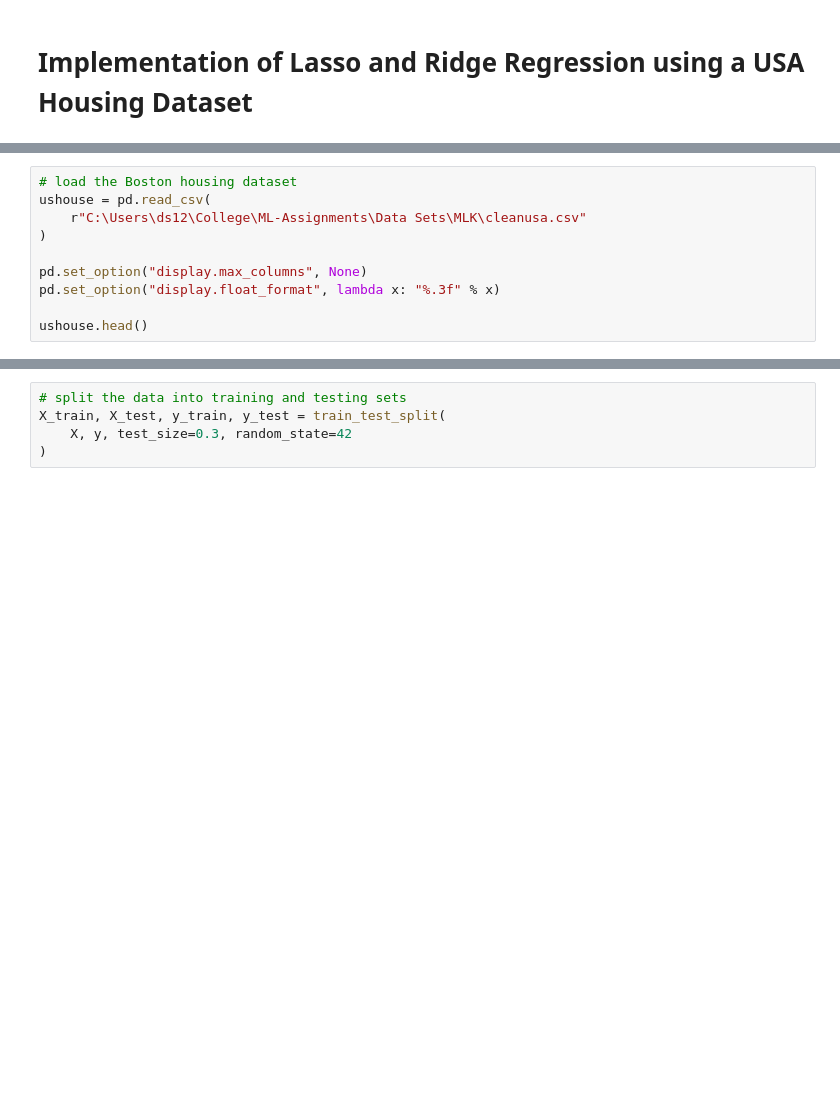
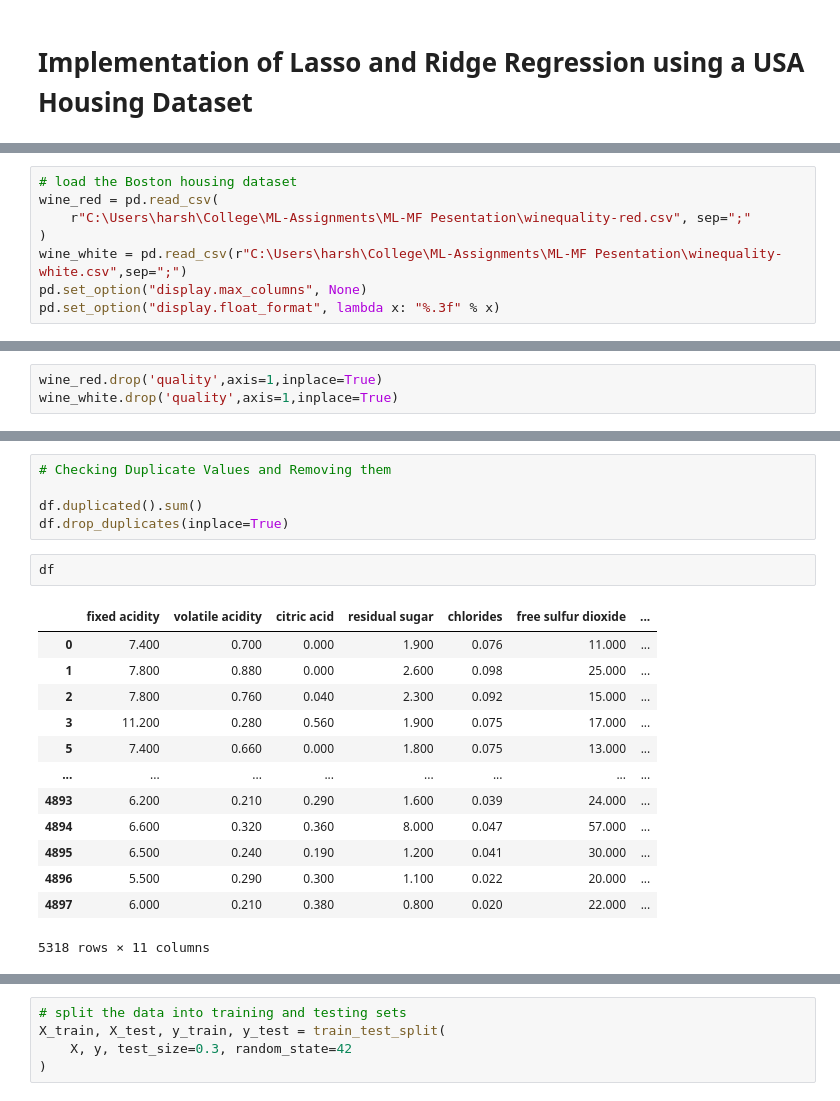
Before and after one commit to Harsh502s/ML-Assignments, a Jupyter notebook: ML-MF Pesentation/Presentation.ipynb, the cells around one changed output, grey strips where cells are left out. Cells and saved outputs as stored; diff of their text form; blank space fills up the shorter version.

```diff
--- a/ML-MF Pesentation/Presentation.ipynb
+++ b/ML-MF Pesentation/Presentation.ipynb
@@ -51,11 +51,9 @@ from sklearn.metrics import mean_squared_error, r2_score
 from sklearn.model_selection import train_test_split
 # %%
 # load the Boston housing dataset
-ushouse = pd.read_csv(
-    r"C:\Users\ds12\College\ML-Assignments\Data Sets\MLK\cleanusa.csv"
+wine_red = pd.read_csv(
+    r"C:\Users\harsh\College\ML-Assignments\ML-MF Pesentation\winequality-red.csv", sep=";"
 )
-
+wine_white = pd.read_csv(r"C:\Users\harsh\College\ML-Assignments\ML-MF Pesentation\winequality-white.csv",sep=";")
 pd.set_option("display.max_columns", None)
 pd.set_option("display.float_format", lambda x: "%.3f" % x)
-
-ushouse.head()
@@ -68,0 +60,3 @@ ushouse.head()
+# %%
+wine_red.drop('quality',axis=1,inplace=True)
+wine_white.drop('quality',axis=1,inplace=True)
@@ -68,0 +74,21 @@ ushouse.head()
+# %%
+# Checking Duplicate Values and Removing them
+
+df.duplicated().sum()
+df.drop_duplicates(inplace=True)
+# %%
+df
+# %% [output]
+|  | fixed acidity | volatile acidity | citric acid | residual sugar | chlorides | free sulfur dioxide | ... |
+| 0 | 7.400 | 0.700 | 0.000 | 1.900 | 0.076 | 11.000 | ... |
+| 1 | 7.800 | 0.880 | 0.000 | 2.600 | 0.098 | 25.000 | ... |
+| 2 | 7.800 | 0.760 | 0.040 | 2.300 | 0.092 | 15.000 | ... |
+| 3 | 11.200 | 0.280 | 0.560 | 1.900 | 0.075 | 17.000 | ... |
+| 5 | 7.400 | 0.660 | 0.000 | 1.800 | 0.075 | 13.000 | ... |
+| ... | ... | ... | ... | ... | ... | ... | ... |
+| 4893 | 6.200 | 0.210 | 0.290 | 1.600 | 0.039 | 24.000 | ... |
+| 4894 | 6.600 | 0.320 | 0.360 | 8.000 | 0.047 | 57.000 | ... |
+| 4895 | 6.500 | 0.240 | 0.190 | 1.200 | 0.041 | 30.000 | ... |
+| 4896 | 5.500 | 0.290 | 0.300 | 1.100 | 0.022 | 20.000 | ... |
+| 4897 | 6.000 | 0.210 | 0.380 | 0.800 | 0.020 | 22.000 | ... |
+5318 rows × 11 columns
```
Also changed, not shown: parts of 12 cells of this notebook.
